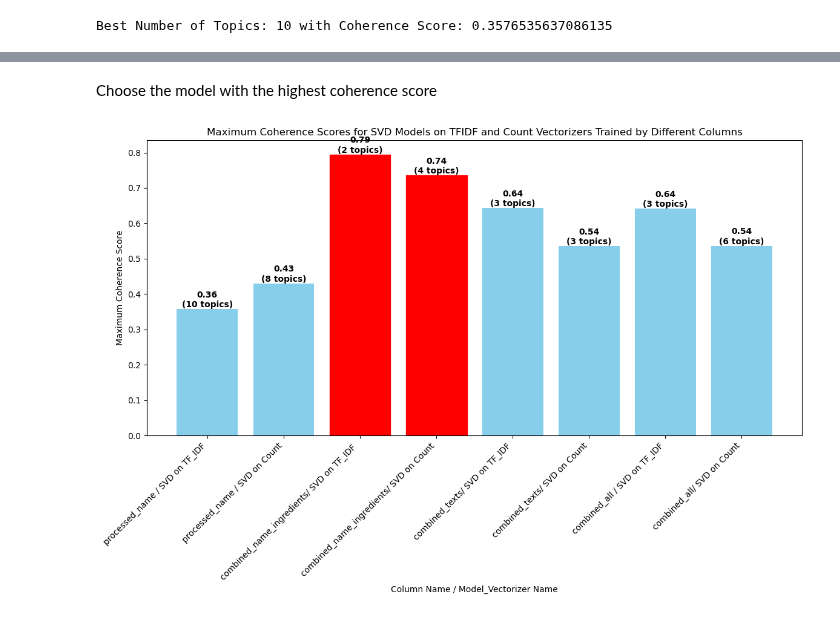
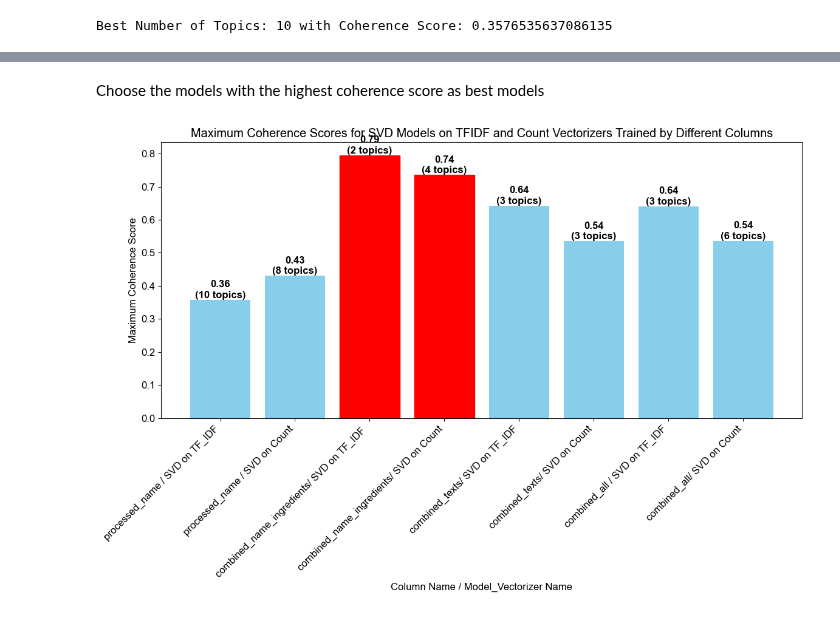
Before and after one commit to jonkerr/indian-food, a Jupyter notebook: topic_modeling_SVD.ipynb, the cells around one changed output, grey strips where cells are left out. Saved outputs shown, nothing was run; the diff lists cells and outputs as text; code cells hidden in the pictures.

Commit message:
changed  the font of the figure title

```diff
--- a/topic_modeling_SVD.ipynb
+++ b/topic_modeling_SVD.ipynb
@@ -67,6 +72,7 @@ def compute_coherence_scores_svd(texts, vectorizer, num_topics_range):
     plt.xlabel("Number of Topics")
     plt.ylabel("Coherence Score")
     plt.title("Coherence Scores by Number of Topics")
+    plt.rc('font', family='Arial', size=12)
     plt.show()
 
     # Find the best number of topics
@@ -195,6 +201,6 @@ Number of Topics: 10, Coherence Score: 0.46456046588812433
 Best Number of Topics: 6 with Coherence Score: 0.5364561338452566
 # %% [markdown]
-Choose the model with the highest coherence score
+Choose the models with the highest coherence score as best models
 # %%
 coherence_scores_dict = {"processed_name / SVD on TF_IDF": name_coherence_scores_svd_tfidf[0],
     "processed_name / SVD on Count": name_coherence_scores_svd_countvect[0],
@@ -207,38 +213,39 @@ coherence_scores_dict = {"processed_name / SVD on TF_IDF": name_coherence_scores
 
 # Best topic numbers
 best_num_topics = [name_coherence_scores_svd_tfidf[1], name_coherence_scores_svd_countvect[1],
-                   name_ingredients_coherence_scores_svd_tfidf[1],  name_ingredients_coherence_scores_svd_countvect[1],
+                   name_ingredients_coherence_scores_svd_tfidf[1], name_ingredients_coherence_scores_svd_countvect[1],
                    texts_coherence_scores_svd_tfidf[1], texts_coherence_scores_svd_countvect[1],
                    all_coherence_scores_svd_tfidf[1], all_coherence_scores_svd_countvect[1]]
 
 # Extract coherence scores and assign best topics
 labels = list(coherence_scores_dict.keys())
 max_scores = [max(scores) for scores in coherence_scores_dict.values()]
 best_topics_for_each = [best_num_topics[i] for i in range(len(labels))]
 
 # Get indices of the two highest scores
 top_two_indices = sorted(range(len(max_scores)), key=lambda i: max_scores[i], reverse=True)[:2]
 
 plt.figure(figsize=(12, 8))
 bars = plt.bar(labels, max_scores, color='skyblue')
 
 # Highlight the bars with the two highest coherence scores in red
 for idx in top_two_indices:
     bars[idx].set_color('red')
 
 # Annotate each bar with the coherence score and best topic count
 for bar, score, topics in zip(bars, max_scores, best_topics_for_each):
     plt.text(bar.get_x() + bar.get_width() / 2, score, f'{score:.2f}\n({topics} topics)',
              ha='center', va='bottom', fontweight='bold', color='black')
 
 plt.xlabel("Column Name / Model_Vectorizer Name")
 plt.ylabel("Maximum Coherence Score")
 plt.title("Maximum Coherence Scores for SVD Models on TFIDF and Count Vectorizers Trained by Different Columns")
 
 # Align x-ticks directly under bars
 plt.xticks(range(len(labels)), labels, rotation=45, ha='right')
+plt.rc('font', family='Arial', size=12)
 
 plt.tight_layout()
 plt.show()
 # %% [output]
-[figure, old version]
+[figure, new version]
```
Also changed, not shown: parts of 9 cells of this notebook.
